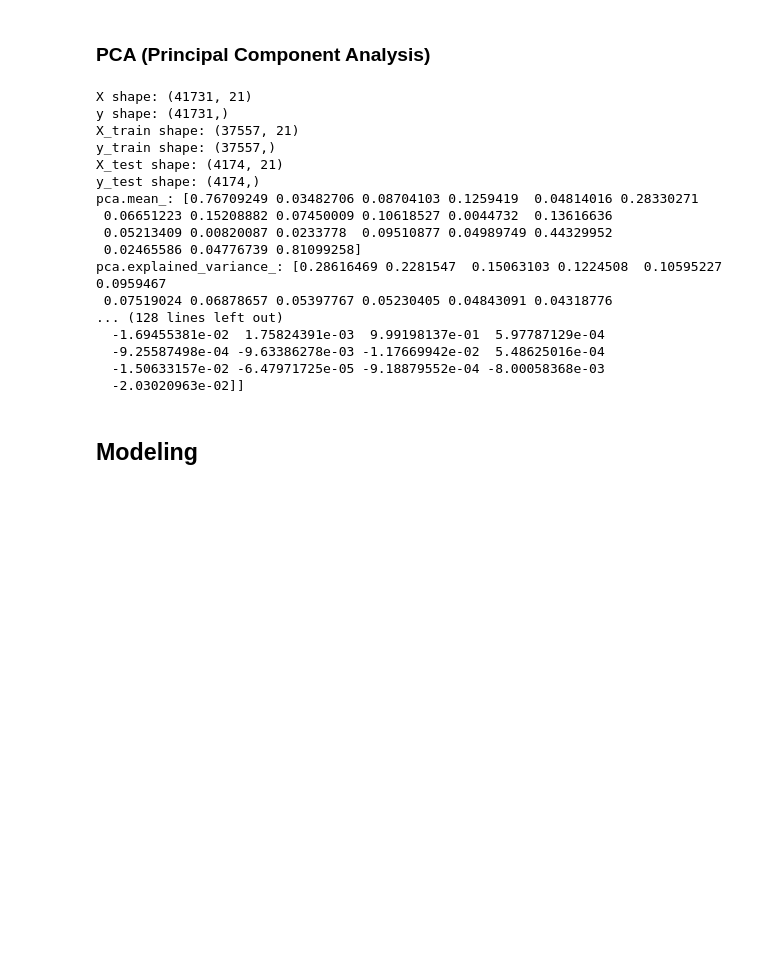
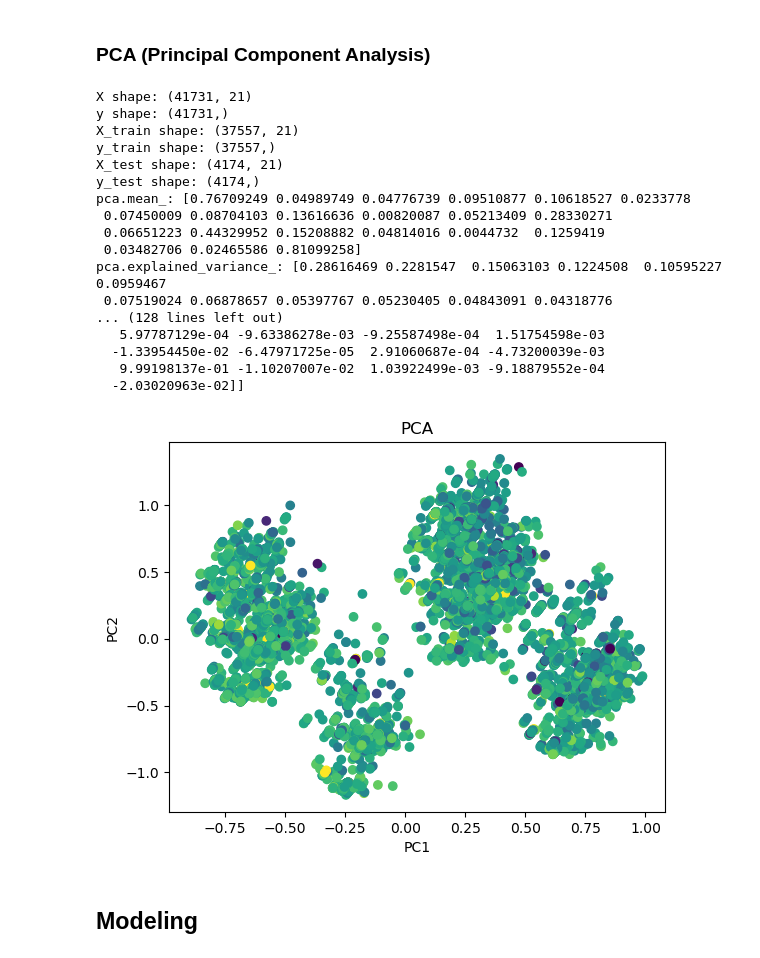
Before and after one commit to nicolopizzo/data-analytics, a Jupyter notebook: analysis.ipynb, the cells around one changed output. Saved outputs shown, nothing was run; the diff lists cells and outputs as text; code cells hidden in the pictures; blank space fills up the shorter version.

```diff
--- a/analysis.ipynb
+++ b/analysis.ipynb
@@ -615,40 +615,49 @@ display(df.head())
 # %%
 df_PCA = df.copy()
 
 from sklearn import decomposition
 from sklearn.model_selection import train_test_split
 X_train, X_test, y_train, y_test = train_test_split(df.drop(columns=['mean_rating']), mean_rating_column, test_size=0.1, random_state=42)
 print('X shape:',df.drop(columns=['mean_rating']).shape)
 print('y shape:',mean_rating_column.shape)
 print('X_train shape:',X_train.shape)
 print('y_train shape:',y_train.shape)
 print('X_test shape:',X_test.shape)
 print('y_test shape:',y_test.shape)
 
 pca = decomposition.PCA()
 pca.fit(X_train)
 print('pca.mean_:', pca.mean_)
 print('pca.explained_variance_:', pca.explained_variance_)
 print('pca.explained_variance_ratio_:', pca.explained_variance_ratio_)
 print('pca.components_:', pca.components_)
+
+X_train_t = pca.transform(X_train)
+plt.scatter(X_train_t[:, 0], X_train_t[:, 1], c=y_train)
+# add color legend
+plt.xlabel('PC1')
+plt.ylabel('PC2')
+plt.title('PCA')
+plt.show()
 # %% [output]
 X shape: (41731, 21)
 y shape: (41731,)
 X_train shape: (37557, 21)
 y_train shape: (37557,)
 X_test shape: (4174, 21)
 y_test shape: (4174,)
-pca.mean_: [0.76709249 0.03482706 0.08704103 0.1259419  0.04814016 0.28330271
- 0.06651223 0.15208882 0.07450009 0.10618527 0.0044732  0.13616636
- 0.05213409 0.00820087 0.0233778  0.09510877 0.04989749 0.44329952
- 0.02465586 0.04776739 0.81099258]
+pca.mean_: [0.76709249 0.04989749 0.04776739 0.09510877 0.10618527 0.0233778
+ 0.07450009 0.08704103 0.13616636 0.00820087 0.05213409 0.28330271
+ 0.06651223 0.44329952 0.15208882 0.04814016 0.0044732  0.1259419
+ 0.03482706 0.02465586 0.81099258]
 pca.explained_variance_: [0.28616469 0.2281547  0.15063103 0.1224508  0.10595227 0.0959467
  0.07519024 0.06878657 0.05397767 0.05230405 0.04843091 0.04318776
 ... (128 lines left out)
-  -1.69455381e-02  1.75824391e-03  9.99198137e-01  5.97787129e-04
-  -9.25587498e-04 -9.63386278e-03 -1.17669942e-02  5.48625016e-04
-  -1.50633157e-02 -6.47971725e-05 -9.18879552e-04 -8.00058368e-03
+   5.97787129e-04 -9.63386278e-03 -9.25587498e-04  1.51754598e-03
+  -1.33954450e-02 -6.47971725e-05  2.91060687e-04 -4.73200039e-03
+   9.99198137e-01 -1.10207007e-02  1.03922499e-03 -9.18879552e-04
   -2.03020963e-02]]
+[figure, added]
 # %% [markdown]
 ## Modeling
 # %%
```
Also changed, not shown: parts of 6 cells of this notebook.
